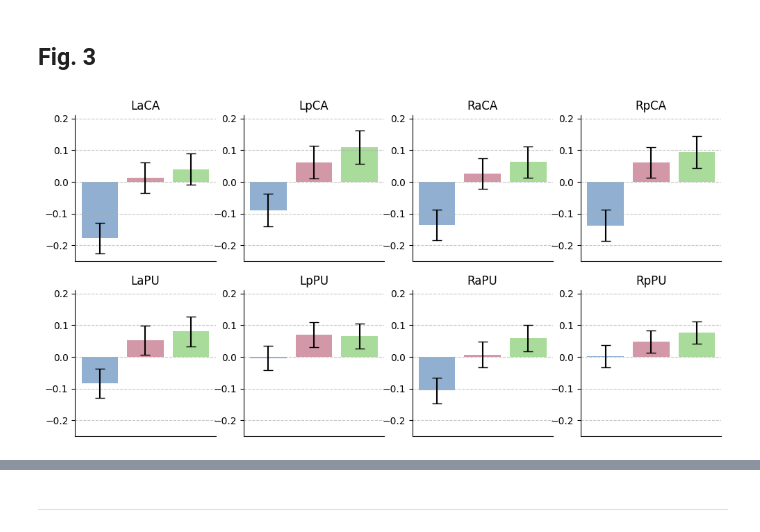
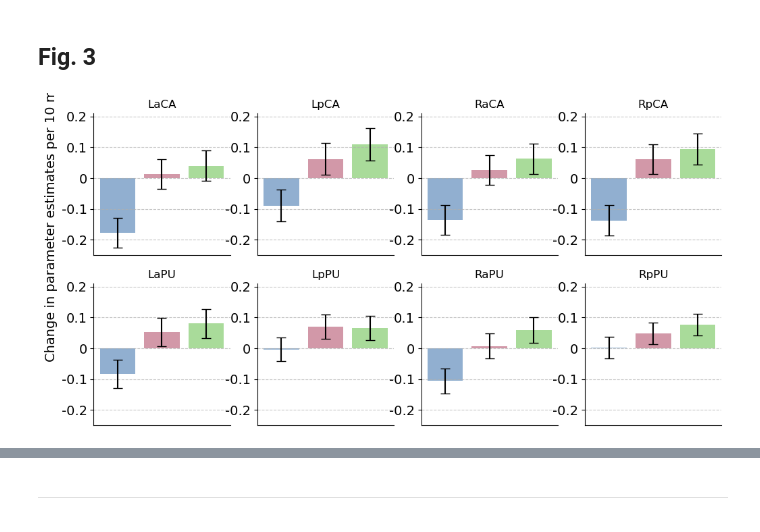
Before and after one commit to psb629/CommonLab, a Jupyter notebook: GP/scripts/fMRI.fig.3ii.ipynb, the cells around one changed output, grey strips where cells are left out. Saved outputs shown, nothing was run; the diff lists cells and outputs as text; code cells hidden in the pictures.

```diff
--- a/GP/scripts/fMRI.fig.3ii.ipynb
+++ b/GP/scripts/fMRI.fig.3ii.ipynb
@@ -198,32 +181,39 @@ cmap
 # %%
 fig, axs = plt.subplots(ncols=4, nrows=2, figsize=(12,6))
 axs = np.reshape(axs, -1)
 
 for ii, roi in enumerate(list_roi):
     ax = axs[ii]
+    df_tmp = df_LME[(df_LME.roi==roi)&(df_LME.group_ref=='no_stim')]
 
     ## plotting figure
     ax.set_title('%s'%roi)
 
     ax.spines['right'].set_visible(False)
     ax.spines['top'].set_visible(False)
     ax.grid(axis='y', linestyle='--', alpha=0.7)
 
     ax.bar(
         [0,1,2],
-        df_LME[df_LME.roi==roi].Slope, yerr=df_LME[df_LME.roi==roi].SE_Slope,
+        df_tmp.Slope, yerr=df_tmp.SE_Slope,
         capsize=5,
         color=palette[1:], alpha=0.7,
     )
+    if ii == 0:
+        ax.set_ylabel('Change in parameter estimates per 10 minutes (A.U.)', fontsize=14)
+
     ax.set_ylim([-0.25,0.21])
+    yticks=[-0.2, -0.1, 0, 0.1, 0.2]
+    ax.set_yticks(yticks)
+    ax.set_yticklabels(yticks, fontsize=14)
     # ax.set_xticks([0, 1, 2])
     # ax.set_xticklabels(['', '', ''], fontsize=0)
     ax.tick_params(
         axis='x',          # changes apply to the x-axis
         which='both',      # both major and minor ticks are affected
         bottom=False,      # ticks along the bottom edge are off
         top=False,         # ticks along the top edge are off
         labelbottom=False  # labels along the bottom edge are off
     )
 # %% [output]
-[figure, old version]
+[figure, new version]
```
Also changed, not shown: parts of 3 cells of this notebook, 1 other file.
